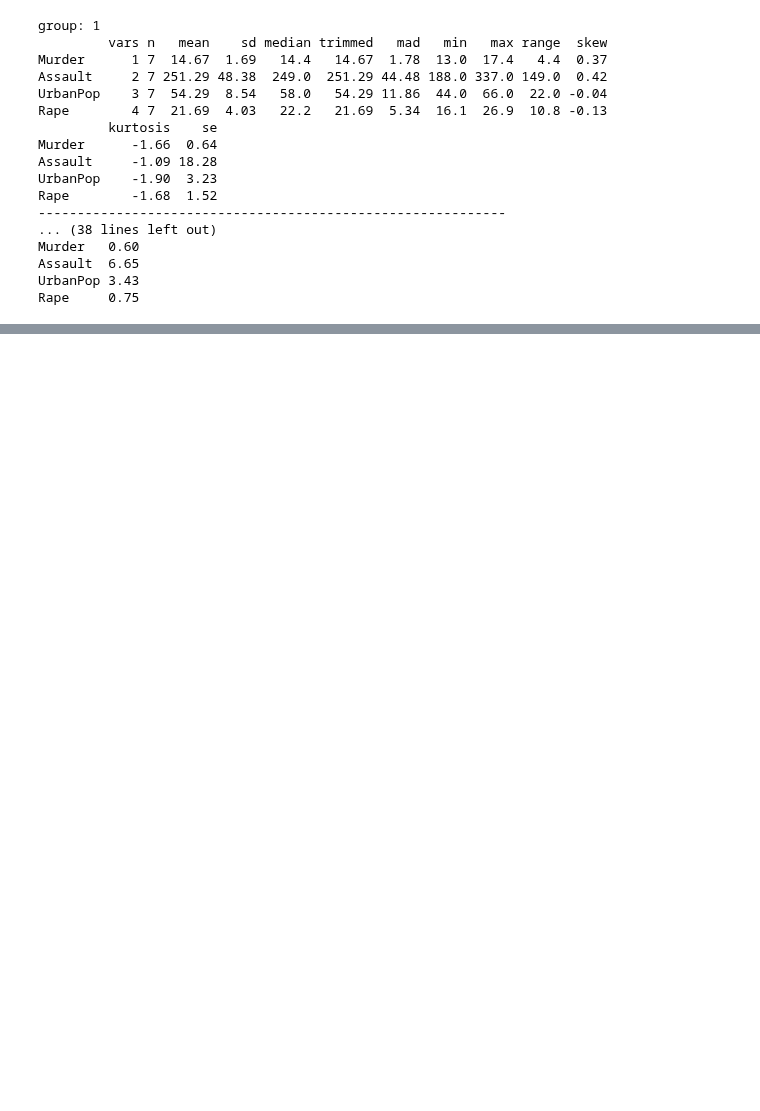
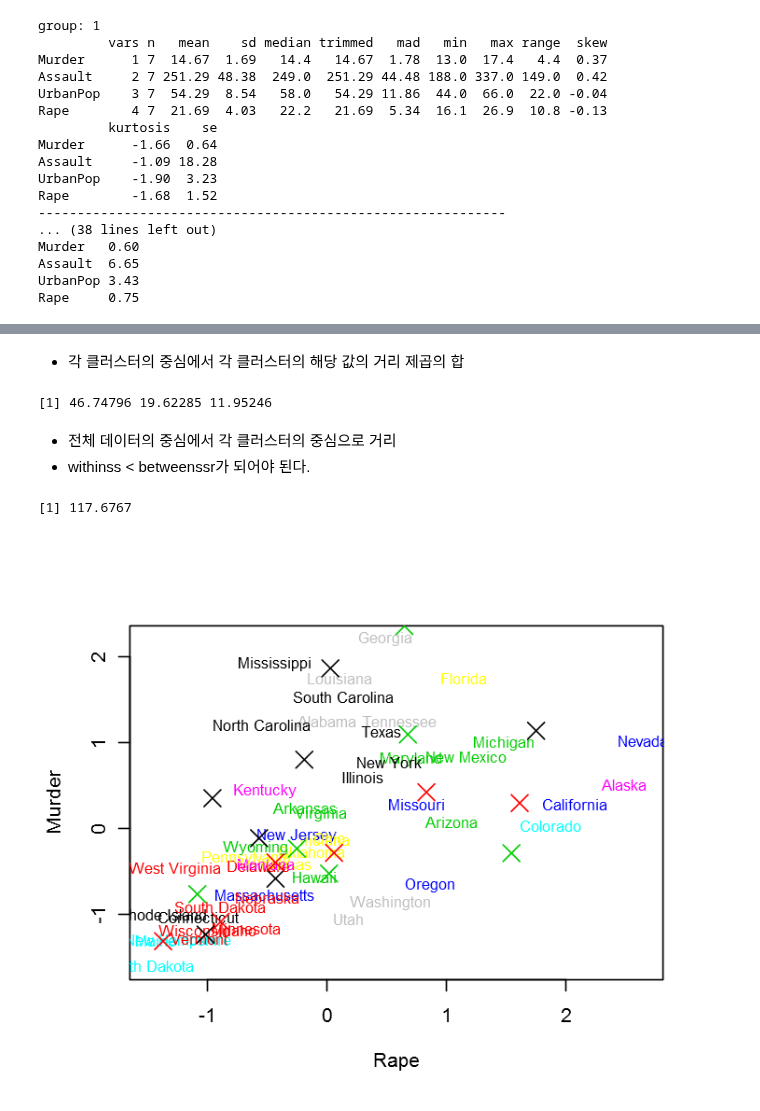
Before and after one commit to byungjun0689/DataScience, a Jupyter notebook: KMU/Second Semester/Statistics/1029_Cluster Analysis/1029_Clustering.ipynb, the cells around one changed output, grey strips where cells are left out. Cells and saved outputs as stored; diff of their text form; code cells hidden in the pictures; blank space fills up the shorter version.

```diff
--- a/KMU/Second Semester/Statistics/1029_Cluster Analysis/1029_Clustering.ipynb
+++ b/KMU/Second Semester/Statistics/1029_Cluster Analysis/1029_Clustering.ipynb
@@ -207,0 +236,3 @@ Rape     0.75
+# %%
+km=kmeans(USArrests_s[,-5],3)
+km
@@ -207,0 +269,22 @@ Rape     0.75
+# %% [markdown]
+ - 각 클러스터의 중심에서 각 클러스터의 해당 값의 거리 제곱의 합
+# %%
+km$withinss
+# %% [output]
+[1] 46.74796 19.62285 11.95246
+# %% [markdown]
+ - 전체 데이터의 중심에서 각 클러스터의 중심으로 거리
+ - withinss < betweenssr가 되어야 된다.
+# %%
+km$betweenss
+# %% [output]
+[1] 117.6767
+# %%
+USArrests_s <- as.data.frame(USArrests_s)
+# %%
+options(repr.plot.width=6,repr.plot.height=5)
+plot(Murder ~ Rape, data = USArrests_s, type="n")
+text(USArrests_s$Rape, USArrests_s$Murder, rownames(USArrests),col=km$cluster, cex=0.8)
+points(km$centers[,c(1,4)],col=1:3,pch=4, cex=2)
+# %% [output]
+[figure, added]
```
Also changed, not shown: parts of 30 cells of this notebook, 7 other files.
